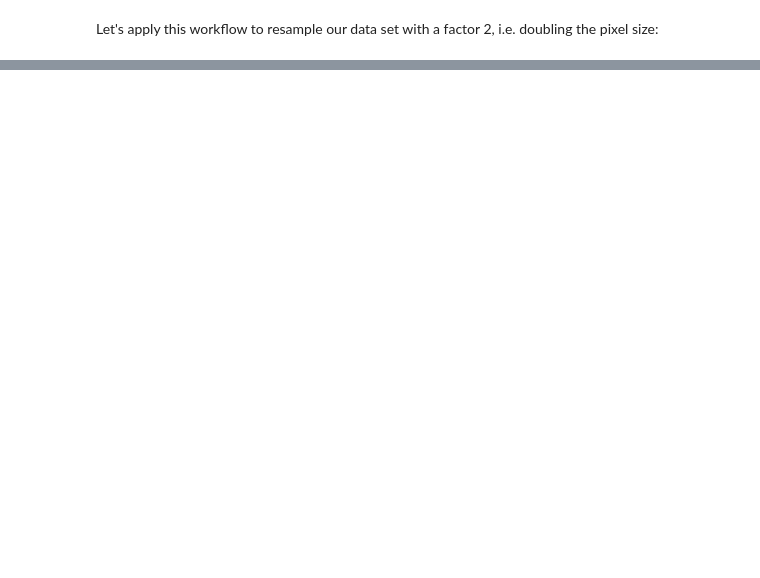
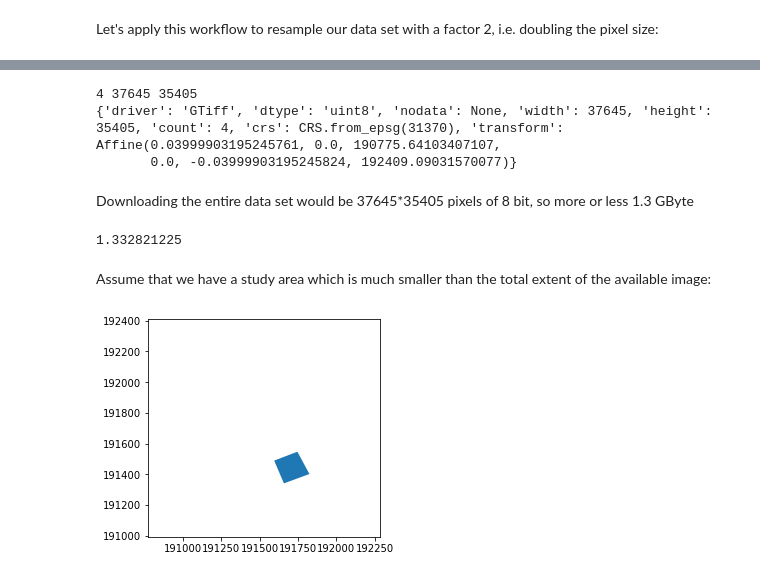
Before and after one commit to jorisvandenbossche/DS-python-geospatial, a Jupyter notebook: _solved/12-rasterio.ipynb, the cells around one changed output, grey strips where cells are left out. Cells and saved outputs as stored; diff of their text form; code cells hidden in the pictures; blank space fills up the shorter version.

```diff
--- a/_solved/12-rasterio.ipynb
+++ b/_solved/12-rasterio.ipynb
@@ -300,0 +419,26 @@ ax.axis('off');
+# %%
+with rasterio.open(averbode_cog_rgb) as averbode:
+    print(averbode.count, averbode.width, averbode.height)
+    print(averbode.meta)
+    averbode_extent = plotting_extent(averbode)
+# %% [output]
+4 37645 35405
+{'driver': 'GTiff', 'dtype': 'uint8', 'nodata': None, 'width': 37645, 'height': 35405, 'count': 4, 'crs': CRS.from_epsg(31370), 'transform': Affine(0.03999903195245761, 0.0, 190775.64103407107,
+       0.0, -0.03999903195245824, 192409.09031570077)}
+# %% [markdown]
+Downloading the entire data set would be 37645*35405 pixels of 8 bit, so more or less 1.3 GByte
+# %%
+37645*35405 / 1e9  # Gb
+# %% [output]
+1.332821225
+# %% [markdown]
+Assume that we have a study area which is much smaller than the total extent of the available image:
+# %%
+left, right, bottom, top = averbode_extent
+# %%
+averbode_study_area = gpd.read_file("./data/averbode/study_area.geojson")
+ax = averbode_study_area.plot();
+ax.set_xlim(left, right);
+ax.set_ylim(bottom, top);
+# %% [output]
+[figure, added]
```
Also changed, not shown: parts of 30 cells of this notebook.
